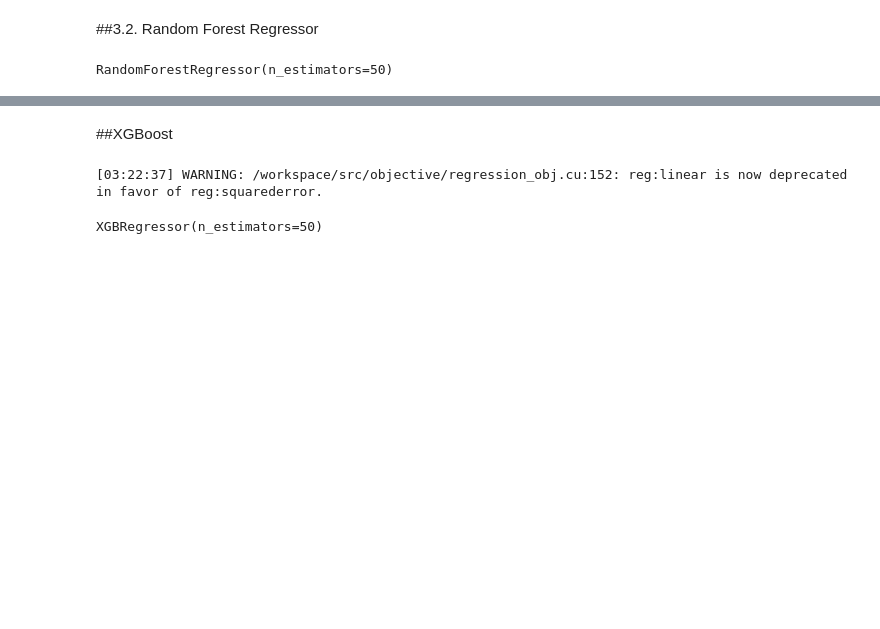
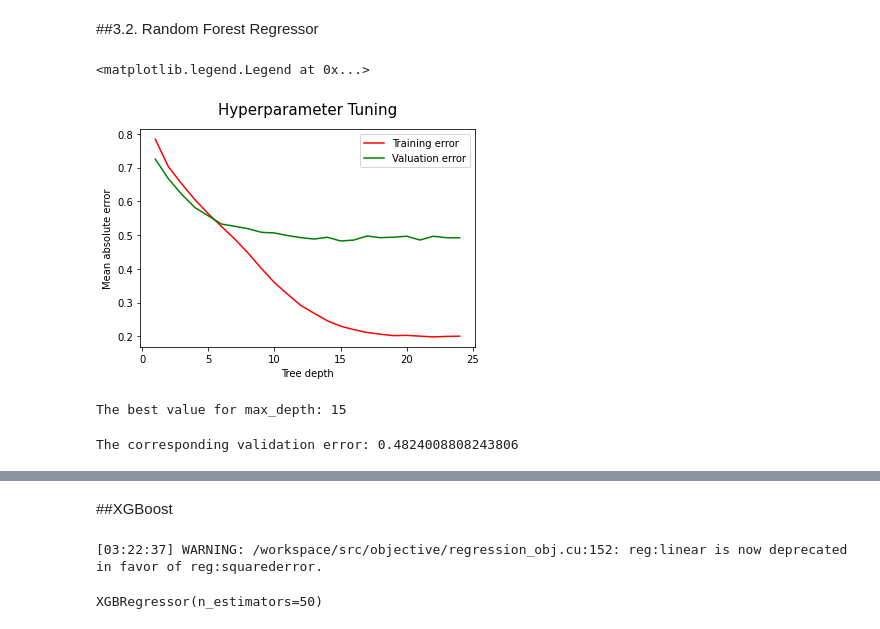
Before and after one commit to NBK-code/IMDB_Movie_Rating_Prediction, a Jupyter notebook: IMDB_mrp_Model_Selection.ipynb, the cells around one changed output, grey strips where cells are left out. Cells and saved outputs as stored; diff of their text form; code cells hidden in the pictures; blank space fills up the shorter version.

```diff
--- a/IMDB_mrp_Model_Selection.ipynb
+++ b/IMDB_mrp_Model_Selection.ipynb
@@ -155,3 +168,39 @@ min(val_error)
 # %% [markdown]
 ##3.2. Random Forest Regressor
+# %%
+max_depths = range(1, 25)
+training_error = []
+val_error = []
+
+min_val_error = 100000
+best_max_depth = 0
+
+for max_depth in max_depths:
+    model_rfr = RandomForestRegressor(n_estimators=50, max_depth=max_depth)
+    model_rfr.fit(X_train_np, y_train_np)
+    training_error.append(mae(y_train_np, model_rfr.predict(X_train_np)))
+    val_error_for_this_iter = mae(y_val_np, model_rfr.predict(X_val_np))
+    val_error.append(val_error_for_this_iter)
+
+    if val_error_for_this_iter < min_val_error:
+      best_max_depth = max_depth
+      min_val_error = val_error_for_this_iter
+
+plt.plot(max_depths, training_error, color='red', label='Training error')
+plt.plot(max_depths, val_error, color='green', label='Valuation error')
+plt.xlabel('Tree depth')
+plt.ylabel('Mean absolute error')
+plt.title('Hyperparameter Tuning', pad=15, size=15)
+plt.legend()
+# %% [output]
+<matplotlib.legend.Legend at 0x...>
+[figure, added]
+# %%
+print("The best value for max_depth:", best_max_depth)
+# %% [output]
+The best value for max_depth: 15
+# %%
+print("The corresponding validation error:", min_val_error)
+# %% [output]
+The corresponding validation error: 0.4824008808243806
 # %%
@@ -159,4 +207,0 @@ randregrssor=RandomForestRegressor(n_estimators=50)
-# %%
-randregrssor.fit(X_train_np,y_train_np)
-# %% [output]
-RandomForestRegressor(n_estimators=50)
```
Also changed, not shown: parts of 10 cells of this notebook.
